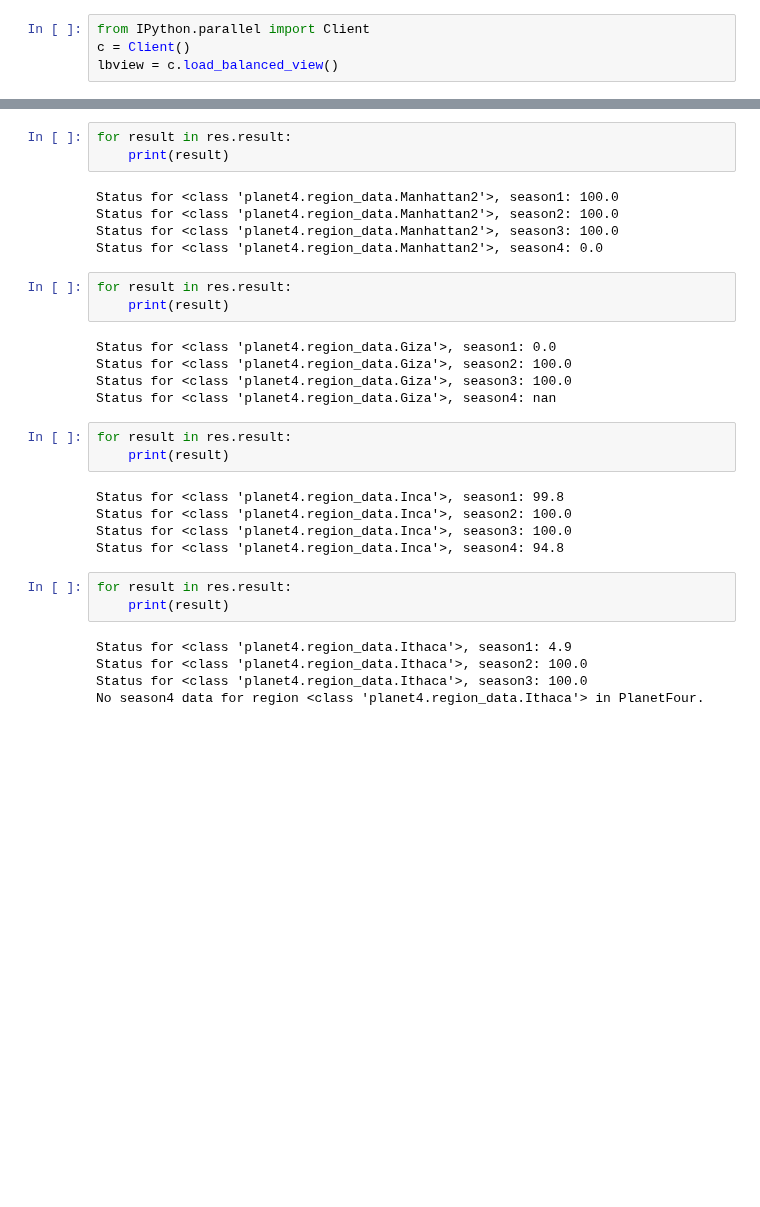
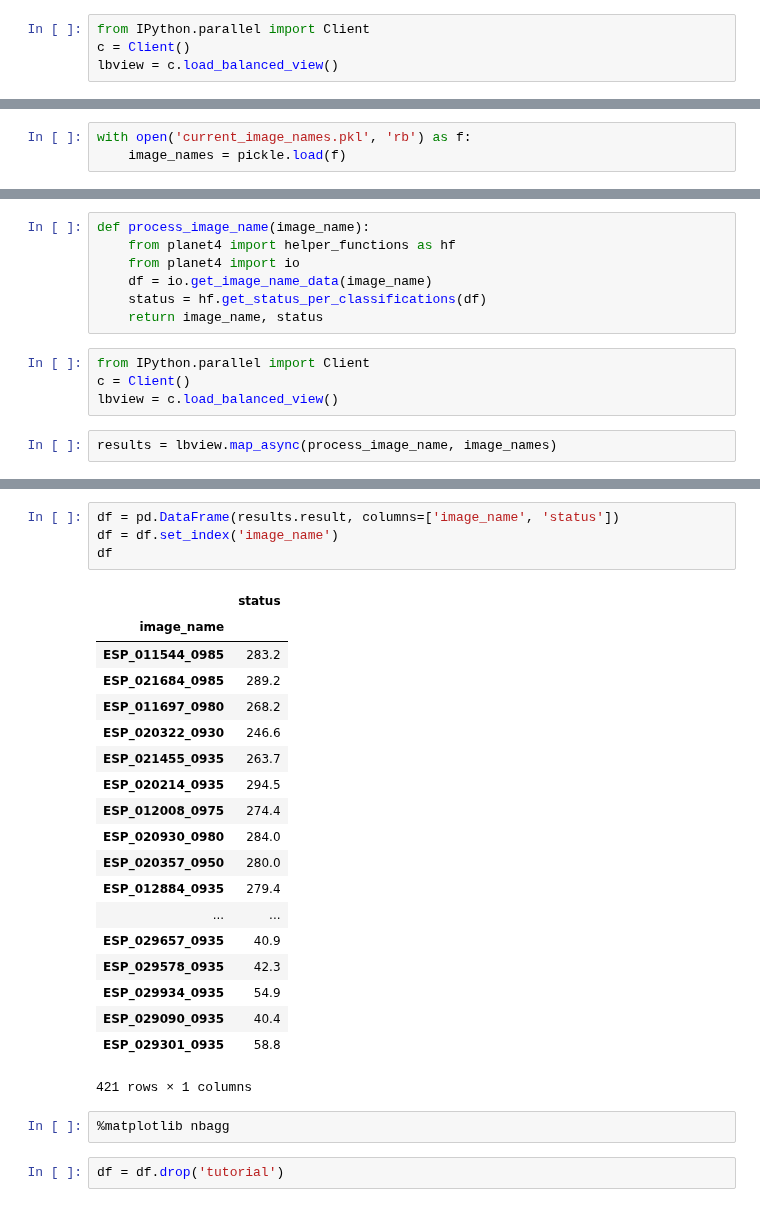
Before and after one commit to michaelaye/planet4, a Jupyter notebook: notebooks/2015-03-26 General Status.ipynb, the cells around one changed output, grey strips where cells are left out. Saved outputs shown, nothing was run; the diff lists cells and outputs as text; blank space fills up the shorter version.

```diff
--- a/notebooks/2015-03-26 General Status.ipynb
+++ b/notebooks/2015-03-26 General Status.ipynb
@@ -57,0 +66,3 @@ Status for <class 'planet4.region_data.Manhattan2'>, season4: 41.4
+# %%
+with open('current_image_names.pkl', 'rb') as f:
+    image_names = pickle.load(f)
@@ -58 +71,14 @@ Status for <class 'planet4.region_data.Manhattan2'>, season4: 41.4
+# %%
+def process_image_name(image_name):
+    from planet4 import helper_functions as hf
+    from planet4 import io
+    df = io.get_image_name_data(image_name)
+    status = hf.get_status_per_classifications(df)
+    return image_name, status
+# %%
+from IPython.parallel import Client
+c = Client()
+lbview = c.load_balanced_view()
+# %%
+results = lbview.map_async(process_image_name, image_names)
 # %%
@@ -66,32 +105,28 @@ Status for <class 'planet4.region_data.Manhattan'>, season4: 42.8
-# %%
-for result in res.result:
-    print(result)
-# %% [output]
-Status for <class 'planet4.region_data.Manhattan2'>, season1: 100.0
-Status for <class 'planet4.region_data.Manhattan2'>, season2: 100.0
-Status for <class 'planet4.region_data.Manhattan2'>, season3: 100.0
-Status for <class 'planet4.region_data.Manhattan2'>, season4: 0.0
-# %%
-for result in res.result:
-    print(result)
-# %% [output]
-Status for <class 'planet4.region_data.Giza'>, season1: 0.0
-Status for <class 'planet4.region_data.Giza'>, season2: 100.0
-Status for <class 'planet4.region_data.Giza'>, season3: 100.0
-Status for <class 'planet4.region_data.Giza'>, season4: nan
-# %%
-for result in res.result:
-    print(result)
-# %% [output]
-Status for <class 'planet4.region_data.Inca'>, season1: 99.8
-Status for <class 'planet4.region_data.Inca'>, season2: 100.0
-Status for <class 'planet4.region_data.Inca'>, season3: 100.0
-Status for <class 'planet4.region_data.Inca'>, season4: 94.8
-# %%
-for result in res.result:
-    print(result)
-# %% [output]
-Status for <class 'planet4.region_data.Ithaca'>, season1: 4.9
-Status for <class 'planet4.region_data.Ithaca'>, season2: 100.0
-Status for <class 'planet4.region_data.Ithaca'>, season3: 100.0
-No season4 data for region <class 'planet4.region_data.Ithaca'> in PlanetFour.
+# %%
+df = pd.DataFrame(results.result, columns=['image_name', 'status'])
+df = df.set_index('image_name')
+df
+# %% [output]
+|  | status |
+| image_name |  |
+| ESP_011544_0985 | 283.2 |
+| ESP_021684_0985 | 289.2 |
+| ESP_011697_0980 | 268.2 |
+| ESP_020322_0930 | 246.6 |
+| ESP_021455_0935 | 263.7 |
+| ESP_020214_0935 | 294.5 |
+| ESP_012008_0975 | 274.4 |
+| ESP_020930_0980 | 284.0 |
+| ESP_020357_0950 | 280.0 |
+| ESP_012884_0935 | 279.4 |
+| ... | ... |
+| ESP_029657_0935 | 40.9 |
+| ESP_029578_0935 | 42.3 |
+| ESP_029934_0935 | 54.9 |
+| ESP_029090_0935 | 40.4 |
+| ESP_029301_0935 | 58.8 |
+421 rows × 1 columns
+# %%
+%matplotlib nbagg
+# %%
+df = df.drop('tutorial')
```
Also changed, not shown: parts of 13 cells of this notebook, 4 other files.
